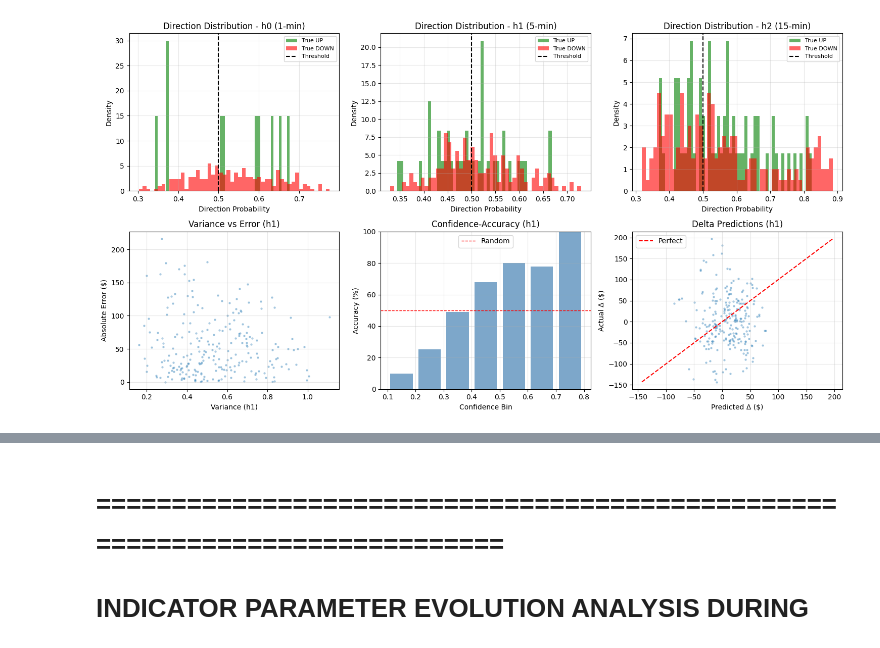
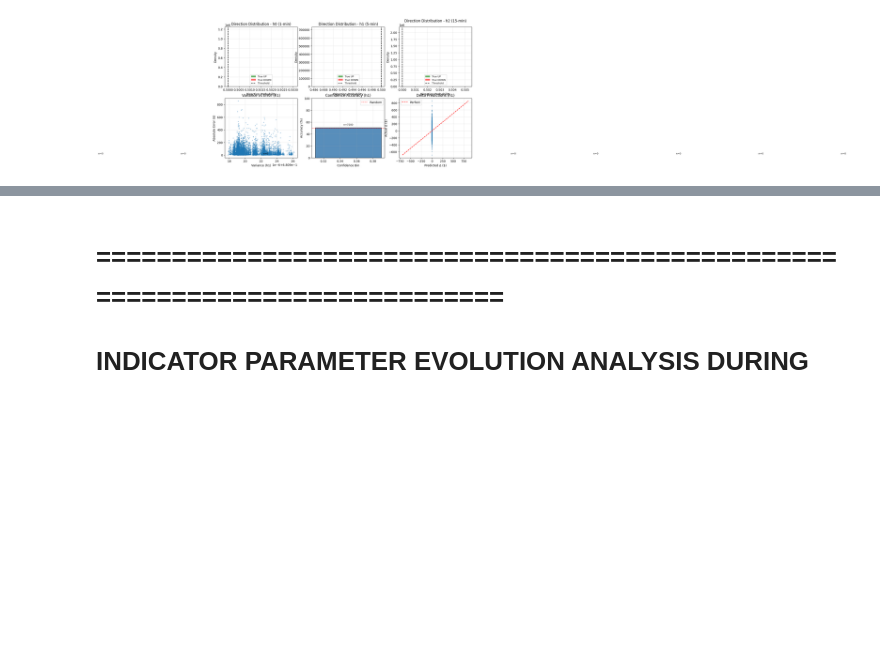
Before and after one commit to another-worlds/neural_trade, a Jupyter notebook: inference.ipynb, the cells around one changed output, grey strips where cells are left out. Saved outputs shown, nothing was run; the diff lists cells and outputs as text; code cells hidden in the pictures; blank space fills up the shorter version.

Commit message:
stab net high conf

```diff
--- a/inference.ipynb
+++ b/inference.ipynb
@@ -21,5 +1,6 @@ print(f"✓ PricePredictor available: {hasattr(model, 'PricePredictor')}")
 # %%
 force=False
+calibrate=True
 # %%
 import os
 import importlib
@@ -182,7 +163,7 @@ try:
         read_csv_kwargs=None,
         epochs=epochs,
         force=force_flag,
-        calibrate=True,
+        calibrate=calibrate,
         extra_callbacks=[live_cb],
     )
 except Exception as e:
@@ -203,7 +184,7 @@ except Exception as e:
             read_csv_kwargs=read_csv_kwargs,
             epochs=epochs,
             force=force_flag,
-            calibrate=True,
+            calibrate=calibrate,
             extra_callbacks=[live_cb],
         )
     else:
@@ -237,19 +218,22 @@ variance_h2_vals = predictions_dict['variance']['h2']
 
 # Print horizon-wide metrics from model.py (no primary horizon)
 m = result.metrics
-labels = m.get('meta', {}).get('horizon_labels', ['1-min','5-min','15-min'])
+labels = m.get('meta', {}).get('horizon_labels', ['1min','5min','15min'])
 keys = m.get('meta', {}).get('horizon_keys', ['h0','h1','h2'])
 
 print('\nMetric          1-min           5-min           15-min')
 print('------------------------------------------------------------')
-for metric_name in ['mse', 'rmse', 'r2']:
-    vals = [m['delta'][k][metric_name] for k in keys]
+for metric_name in ['mse', 'rmse', 'mae', 'ev', 'corr']:
+    vals = [m['delta'][k].get(metric_name, 0.0) for k in keys]
     print(f"{metric_name:<15} {vals[0]:<14.6f} {vals[1]:<14.6f} {vals[2]:<14.6f}")
 
 # Percent metrics are reported in price space to avoid delta-MAPE blowups
 if 'price' in m and m['price']:
-    vals = [m['price'][k]['mape'] for k in keys]
-    print(f"{'mape_price':<15} {vals[0]*100:<14.6f} {vals[1]*100:<14.6f} {vals[2]*100:<14.6f}")
+    try:
+        vals = [m['price'][k]['mape'] for k in keys]
+        print(f"{'mape_price':<15} {vals[0]*100:<14.6f} {vals[1]*100:<14.6f} {vals[2]*100:<14.6f}")
+    except KeyError:
+        pass  # mape may not be available if metrics_utils not installed
 
 vals = [m['direction'][k]['acc'] for k in keys]
 print(f"{'dir_acc':<15} {vals[0]:<14.4f} {vals[1]:<14.4f} {vals[2]:<14.4f}")
@@ -442,7 +420,7 @@ try:
     print("\n" + "="*80)
     print("DELTA PREDICTION QUALITY (PER HORIZON)")
     print("="*80)
-    print(f"{'Horizon':<12} {'RMSE ($)':<12} {'MAE ($)':<12} {'R² (delta)':<12} {'R² (price)':<12}")
+    print(f"{'Horizon':<12} {'RMSE ($)':<12} {'MAE ($)':<12} {'EV (delta)':<12} {'EV (price)':<12}")
     print("-" * 60)
 
     for h_name, true_delta, pred_delta in [
@@ -452,16 +430,16 @@ try:
     ]:
         rmse = np.sqrt(mean_squared_error(true_delta, pred_delta))
         mae = mean_absolute_error(true_delta, pred_delta)
-        r2_delta = r2_score(true_delta, pred_delta)
+        ev_delta = explained_variance_score(true_delta, pred_delta)
 
-        # Price-space R² (more interpretable for trading)
+        # Price-space Explained Variance (more interpretable for trading)
         true_price = last_close_vals + true_delta
         pred_price = last_close_vals + pred_delta
-        r2_price = r2_score(true_price, pred_price)
+        ev_price = explained_variance_score(true_price, pred_price)
 
-        print(f"{h_name:<12} {rmse:<12.4f} {mae:<12.4f} {r2_delta:<12.4f} {r2_price:<12.4f}")
+        print(f"{h_name:<12} {rmse:<12.4f} {mae:<12.4f} {ev_delta:<12.4f} {ev_price:<12.4f}")
         metrics_per_horizon[h_name].update({
-            'rmse': rmse, 'mae': mae, 'r2_delta': r2_delta, 'r2_price': r2_price
+            'rmse': rmse, 'mae': mae, 'ev_delta': ev_delta, 'ev_price': ev_price
         })
 
     # Delta-direction alignment check
@@ -512,17 +490,30 @@ try:
     print(f"    h2: mean={conf_h2.mean():.3f}, range=[{conf_h2.min():.3f}, {conf_h2.max():.3f}]")
 
     # Variance calibration: high variance should correlate with larger prediction errors
+    # Check calibration in both scaled space (where NLL optimizes) and raw space (where trading happens)
     print(f"\n  Variance-Error Correlation (calibration check):")
-    for h_name, var_vals, true_delta, pred_delta in [
-        ("h0_1min", variance_h0_vals, true_delta_h0, price_h0_raw),
-        ("h1_5min", variance_h1_vals, true_delta_h1, price_h1_raw),
-        ("h2_15min", variance_h2_vals, true_delta_h2, price_h2_raw),
+    for h_name, var_vals_scaled, true_delta_scaled, pred_delta_scaled, true_delta_raw, pred_delta_raw in [
+        ("h0_1min", variance_h0_vals, y_test[:, 0], price_h0_scaled.ravel(), true_delta_h0, price_h0_raw),
+        ("h1_5min", variance_h1_vals, y_test[:, 1], price_h1_scaled.ravel(), true_delta_h1, price_h1_raw),
+        ("h2_15min", variance_h2_vals, y_test[:, 2], price_h2_scaled.ravel(), true_delta_h2, price_h2_raw),
     ]:
-        abs_errors = np.abs(true_delta - pred_delta)
-        # Correlation between variance and absolute error
-        corr = np.corrcoef(var_vals, abs_errors)[0, 1]
-        print(f"    {h_name}: corr(var, |error|) = {corr:.4f} "
-              f"{'✓ Well-calibrated' if corr > 0.1 else '⚠️ Needs calibration' if corr > 0 else '❌ Miscalibrated'}")
+        # Method 1: Scaled space calibration (where NLL optimizes)
+        squared_errors_scaled = (true_delta_scaled - pred_delta_scaled)**2
+        corr_scaled = np.corrcoef(var_vals_scaled, squared_errors_scaled)[0, 1]
+
+        # Method 2: Raw space calibration (for trading relevance)
+        # Scale variance back to raw units: var_raw = var_scaled * (scale_factor)^2
+        # Since scaled_value = (raw_value - mean) / std, variance scales as std^2
+        scale_std = target_scaler.scale_[0]  # Assuming same scale for all horizons
+        var_vals_raw = var_vals_scaled * (scale_std ** 2)
+        abs_errors_raw = np.abs(true_delta_raw - pred_delta_raw)
+        corr_raw = np.corrcoef(var_vals_raw, abs_errors_raw)[0, 1]
+
+        print(f"    {h_name}:")
+        print(f"      Scaled space: corr(var_scaled, error_scaled²) = {corr_scaled:.4f} "
+              f"{'✓' if corr_scaled > 0.1 else '⚠️' if corr_scaled > 0 else '❌'}")
+        print(f"      Raw space:    corr(var_raw, |error_raw|) = {corr_raw:.4f} "
+              f"{'✓' if corr_raw > 0.1 else '⚠️' if corr_raw > 0 else '❌'}")
 
     # Confidence-Accuracy relationship: high confidence should predict accuracy
     print(f"\n  Confidence-Accuracy Relationship:")
@@ -680,14 +671,34 @@ try:
     conf_bins = np.linspace(0, 1, 11)
     conf_bin_centers = (conf_bins[:-1] + conf_bins[1:]) / 2
     acc_per_bin = []
+    counts_per_bin = []
+    min_count_warning = 10  # annotate bins with counts below this threshold
     for i in range(len(conf_bins) - 1):
-        mask = (conf_h1 >= conf_bins[i]) & (conf_h1 < conf_bins[i+1])
-        if mask.sum() > 0:
+        if i == len(conf_bins) - 2:
+            # include p == 1.0 in the last bin
+            mask = (conf_h1 >= conf_bins[i]) & (conf_h1 <= conf_bins[i+1])
+        else:
+            mask = (conf_h1 >= conf_bins[i]) & (conf_h1 < conf_bins[i+1])
+        cnt = int(mask.sum())
+        counts_per_bin.append(cnt)
+        if cnt > 0:
             acc_per_bin.append(correct_h1[mask].mean() * 100)
         else:
             acc_per_bin.append(np.nan)
-    ax.bar(conf_bin_centers, acc_per_bin, width=0.08, alpha=0.7, color='steelblue')
+
+    bars = ax.bar(conf_bin_centers, acc_per_bin, width=0.08, alpha=0.9, color='steelblue', edgecolor='k')
     ax.axhline(50, color='red', linestyle='--', linewidth=1, label='Random')
+
+    # Annotate bin counts and flag low-count bins
+    for idx, (x, y, c) in enumerate(zip(conf_bin_centers, acc_per_bin, counts_per_bin)):
+        label_y = 5 if np.isnan(y) else min(y + 3, 95)
+        ax.text(x, label_y, f'n={c}', ha='center', va='bottom', fontsize=8, color='black')
+        if c < min_count_warning and c > 0:
+            bars[idx].set_facecolor('lightgray')
+            bars[idx].set_hatch('//')
+        if c == 0:
+            bars[idx].set_facecolor('whitesmoke')
+
     ax.set_xlabel('Confidence Bin')
     ax.set_ylabel('Accuracy (%)')
     ax.set_title('Confidence-Accuracy (h1)')
@@ -745 +760 @@ COMPREHENSIVE 9-OUTPUT MODEL ANALYTICS
-[figure, old version]
+[figure, new version]
```
Also changed, not shown: parts of 10 cells of this notebook, 7 other files.
